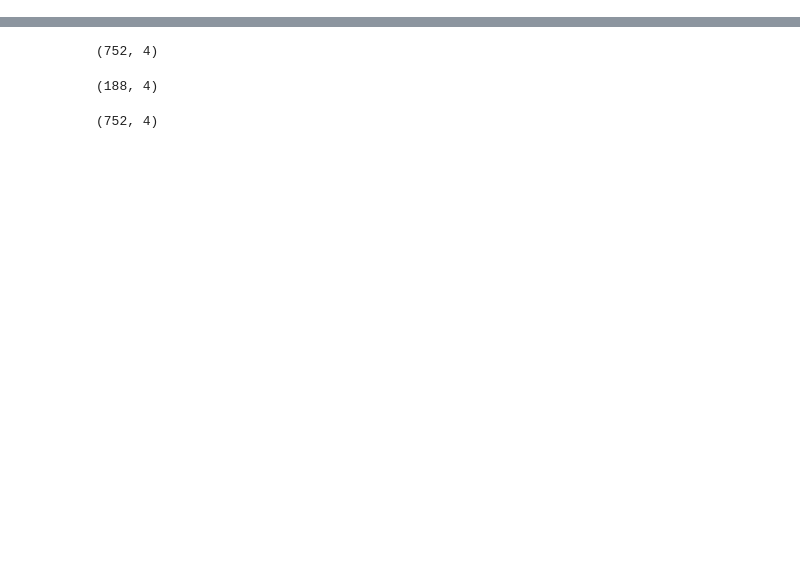
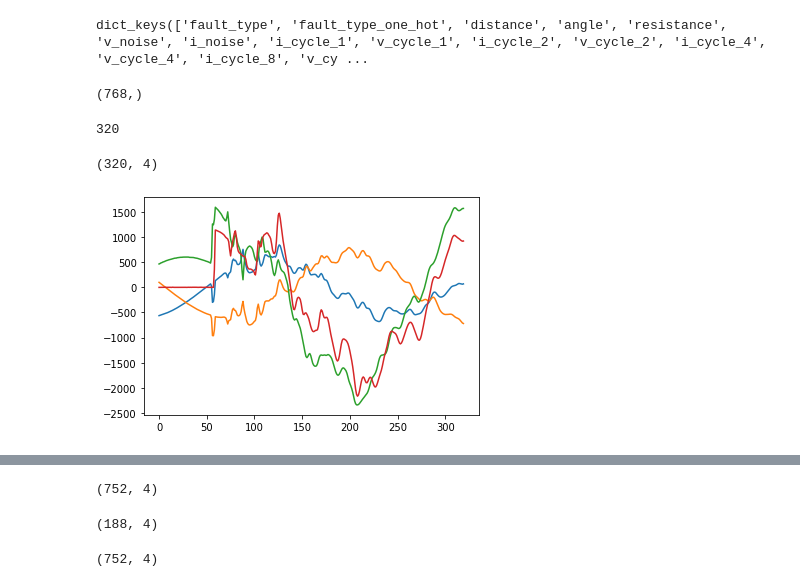
Before and after one commit to gabriel19913/fault-classification, a Jupyter notebook: final-method/teste_rocket.ipynb, the cells around one changed output, grey strips where cells are left out. Saved outputs shown, nothing was run; the diff lists cells and outputs as text; code cells hidden in the pictures; blank space fills up the shorter version.

```diff
--- a/final-method/teste_rocket.ipynb
+++ b/final-method/teste_rocket.ipynb
@@ -26,3 +26,27 @@ def format_dataframe(data):
     dicio['C'].append(s3)
     dicio['Z'].append(s4)
     return pd.DataFrame(dicio)
+# %%
+data[0].keys()
+# %% [output]
+dict_keys(['fault_type', 'fault_type_one_hot', 'distance', 'angle', 'resistance', 'v_noise', 'i_noise', 'i_cycle_1', 'v_cycle_1', 'i_cycle_2', 'v_cycle_2', 'i_cycle_4', 'v_cycle_4', 'i_cycle_8', 'v_cy ...
+# %%
+data[0]['i_cycle_2'].shape
+# %% [output]
+(768,)
+# %%
+int(data[0]['i_cycle_1'].shape[0] / 4)
+# %% [output]
+320
+# %%
+data[0]['i_cycle_1'].reshape((4, 320)).T.shape
+# %% [output]
+(320, 4)
+# %%
+import matplotlib.pyplot as plt
+plt.plot(data[0]['i_cycle_1'].reshape((4, 320)).T[:,0])
+plt.plot(data[0]['i_cycle_1'].reshape((4, 320)).T[:,1])
+plt.plot(data[0]['i_cycle_1'].reshape((4, 320)).T[:,2])
+plt.plot(data[0]['i_cycle_1'].reshape((4, 320)).T[:,3]);
+# %% [output]
+[figure, added]
```
Also changed, not shown: parts of 1 cell of this notebook, 2 other files.
